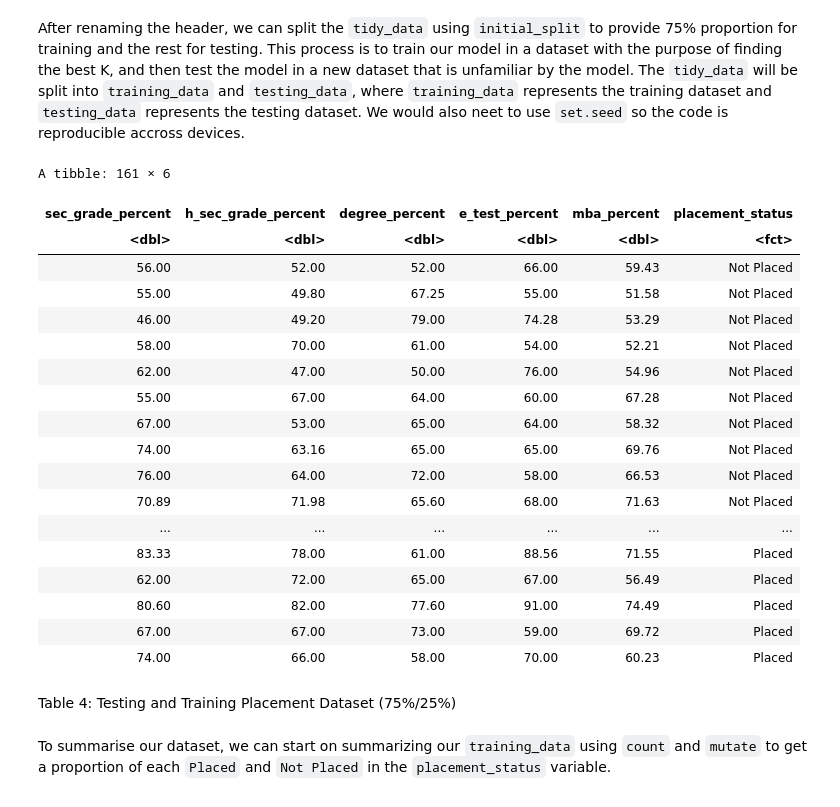
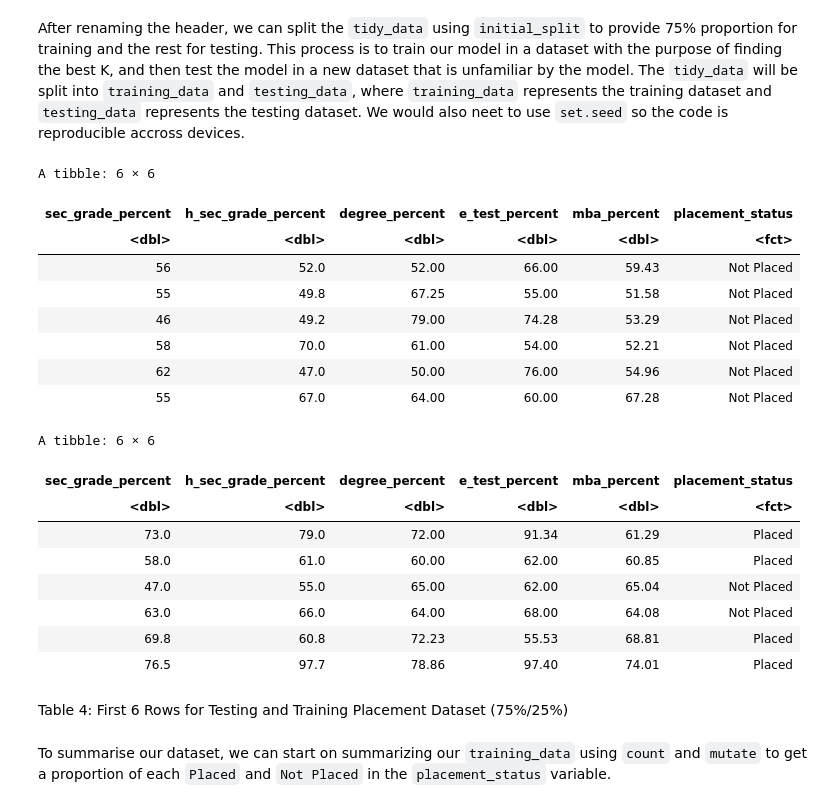
Before and after one commit to Chuewy/DSCI100-27, a Jupyter notebook: Project Report.ipynb, the cells around one changed output. Drawn from its saved outputs; the diff is of its cells as text; code cells hidden in the pictures.

```diff
--- a/Project Report.ipynb
+++ b/Project Report.ipynb
@@ -152,31 +152,31 @@ After renaming the header, we can split the `tidy_data` using `initial_split` to
 # %%
 set.seed(2024)
 tidy_split <- initial_split(tidy_data, prop = 0.75, strata = placement_status)
 training_data <- training(tidy_split)
-training_data
+head(training_data)
 testing_data <- testing(tidy_split)
+head(testing_data)
 # %% [output]
-A tibble: 161 × 6
+A tibble: 6 × 6
 | sec_grade_percent | h_sec_grade_percent | degree_percent | e_test_percent | mba_percent | placement_status |
 | <dbl> | <dbl> | <dbl> | <dbl> | <dbl> | <fct> |
-| 56.00 | 52.00 | 52.00 | 66.00 | 59.43 | Not Placed |
-| 55.00 | 49.80 | 67.25 | 55.00 | 51.58 | Not Placed |
-| 46.00 | 49.20 | 79.00 | 74.28 | 53.29 | Not Placed |
-| 58.00 | 70.00 | 61.00 | 54.00 | 52.21 | Not Placed |
-| 62.00 | 47.00 | 50.00 | 76.00 | 54.96 | Not Placed |
-| 55.00 | 67.00 | 64.00 | 60.00 | 67.28 | Not Placed |
-| 67.00 | 53.00 | 65.00 | 64.00 | 58.32 | Not Placed |
-| 74.00 | 63.16 | 65.00 | 65.00 | 69.76 | Not Placed |
-| 76.00 | 64.00 | 72.00 | 58.00 | 66.53 | Not Placed |
-| 70.89 | 71.98 | 65.60 | 68.00 | 71.63 | Not Placed |
-| ... | ... | ... | ... | ... | ... |
-| 83.33 | 78.00 | 61.00 | 88.56 | 71.55 | Placed |
-| 62.00 | 72.00 | 65.00 | 67.00 | 56.49 | Placed |
-| 80.60 | 82.00 | 77.60 | 91.00 | 74.49 | Placed |
-| 67.00 | 67.00 | 73.00 | 59.00 | 69.72 | Placed |
-| 74.00 | 66.00 | 58.00 | 70.00 | 60.23 | Placed |
+| 56 | 52.0 | 52.00 | 66.00 | 59.43 | Not Placed |
+| 55 | 49.8 | 67.25 | 55.00 | 51.58 | Not Placed |
+| 46 | 49.2 | 79.00 | 74.28 | 53.29 | Not Placed |
+| 58 | 70.0 | 61.00 | 54.00 | 52.21 | Not Placed |
+| 62 | 47.0 | 50.00 | 76.00 | 54.96 | Not Placed |
+| 55 | 67.0 | 64.00 | 60.00 | 67.28 | Not Placed |
+A tibble: 6 × 6
+| sec_grade_percent | h_sec_grade_percent | degree_percent | e_test_percent | mba_percent | placement_status |
+| <dbl> | <dbl> | <dbl> | <dbl> | <dbl> | <fct> |
+| 73.0 | 79.0 | 72.00 | 91.34 | 61.29 | Placed |
+| 58.0 | 61.0 | 60.00 | 62.00 | 60.85 | Placed |
+| 47.0 | 55.0 | 65.00 | 62.00 | 65.04 | Not Placed |
+| 63.0 | 66.0 | 64.00 | 68.00 | 64.08 | Not Placed |
+| 69.8 | 60.8 | 72.23 | 55.53 | 68.81 | Placed |
+| 76.5 | 97.7 | 78.86 | 97.40 | 74.01 | Placed |
 # %% [markdown]
-Table 4: Testing and Training Placement Dataset (75%/25%)
+Table 4: First 6 Rows for Testing and Training Placement Dataset (75%/25%)
 # %% [markdown]
 To summarise our dataset, we can start on summarizing our `training_data` using `count` and `mutate` to get a proportion of each `Placed` and `Not Placed` in the `placement_status` variable.
 # %%
```
Also changed, not shown: parts of 2 cells of this notebook.
